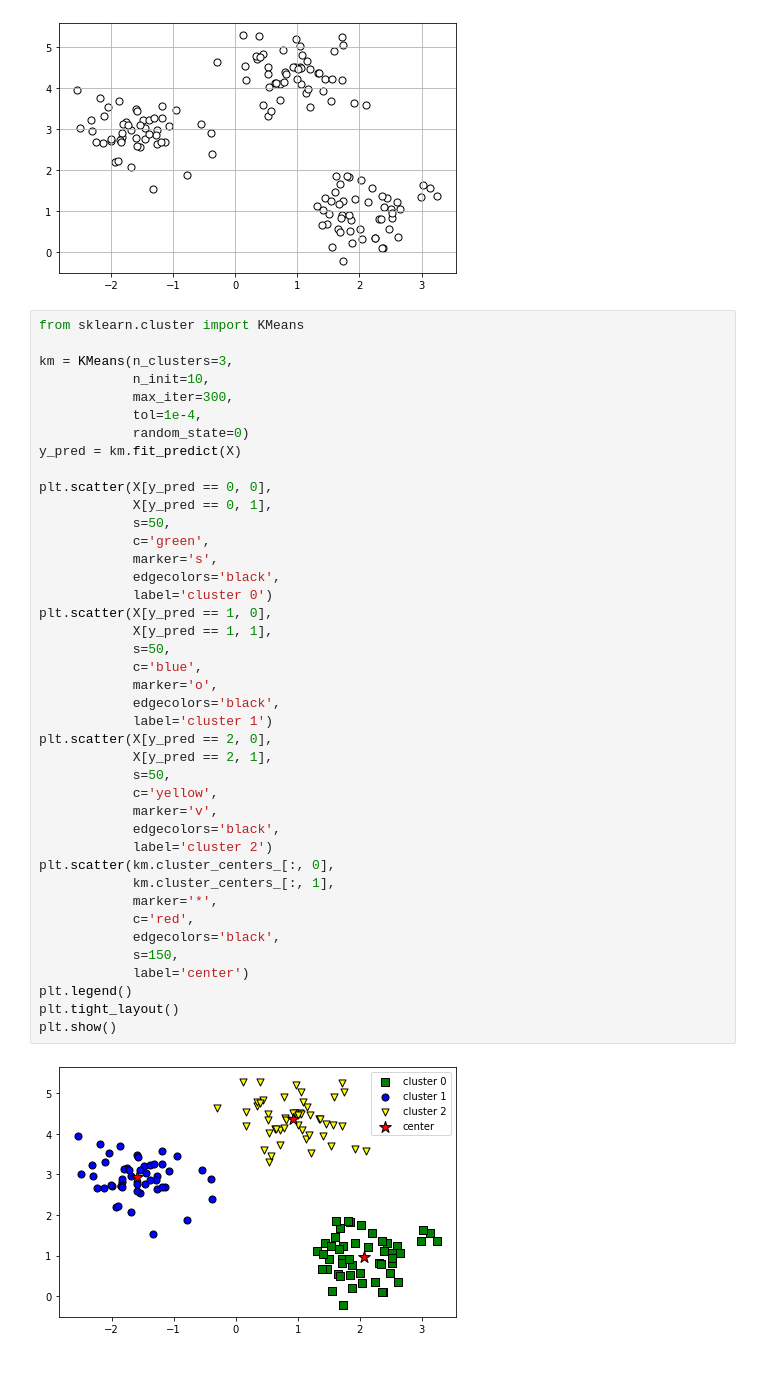
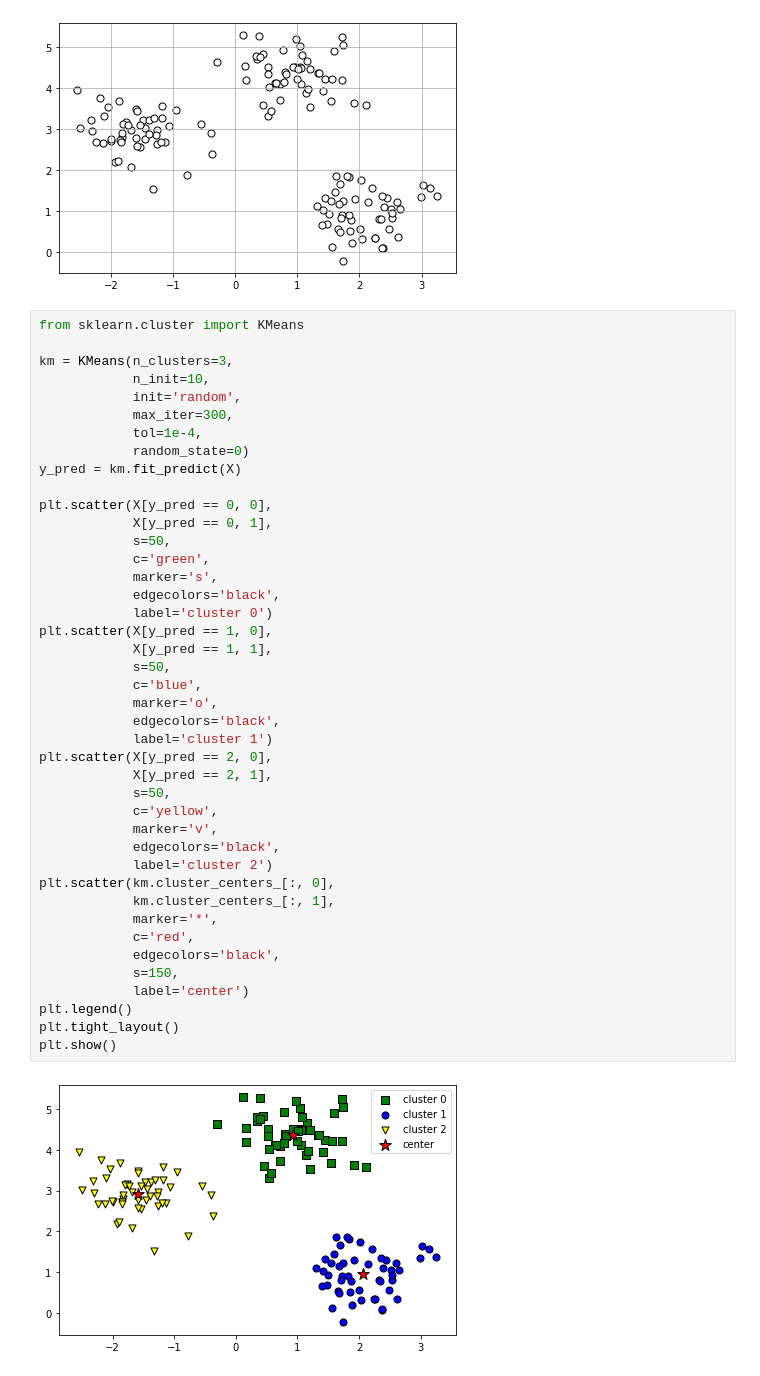
Before and after one commit to haormj/ml, a Jupyter notebook: 10.Cluster/1.kmeans.ipynb, the cells around one changed output. Drawn from its saved outputs; the diff is of its cells as text.

```diff
--- a/10.Cluster/1.kmeans.ipynb
+++ b/10.Cluster/1.kmeans.ipynb
@@ -33,6 +33,7 @@ from sklearn.cluster import KMeans
 
 km = KMeans(n_clusters=3,
             n_init=10,
+            init='random',
             max_iter=300,
             tol=1e-4,
             random_state=0)
@@ -43,31 +44,31 @@ plt.scatter(X[y_pred == 0, 0],
             s=50,
             c='green',
             marker='s',
             edgecolors='black',
             label='cluster 0')
 plt.scatter(X[y_pred == 1, 0],
             X[y_pred == 1, 1],
             s=50,
             c='blue',
             marker='o',
             edgecolors='black',
             label='cluster 1')
 plt.scatter(X[y_pred == 2, 0],
             X[y_pred == 2, 1],
             s=50,
             c='yellow',
             marker='v',
             edgecolors='black',
             label='cluster 2')
 plt.scatter(km.cluster_centers_[:, 0],
             km.cluster_centers_[:, 1],
             marker='*',
             c='red',
             edgecolors='black',
             s=150,
             label='center')
 plt.legend()
 plt.tight_layout()
 plt.show()
 # %% [output]
-[figure, old version]
+[figure, new version]
```
Also changed, not shown: parts of 1 cell of this notebook.
